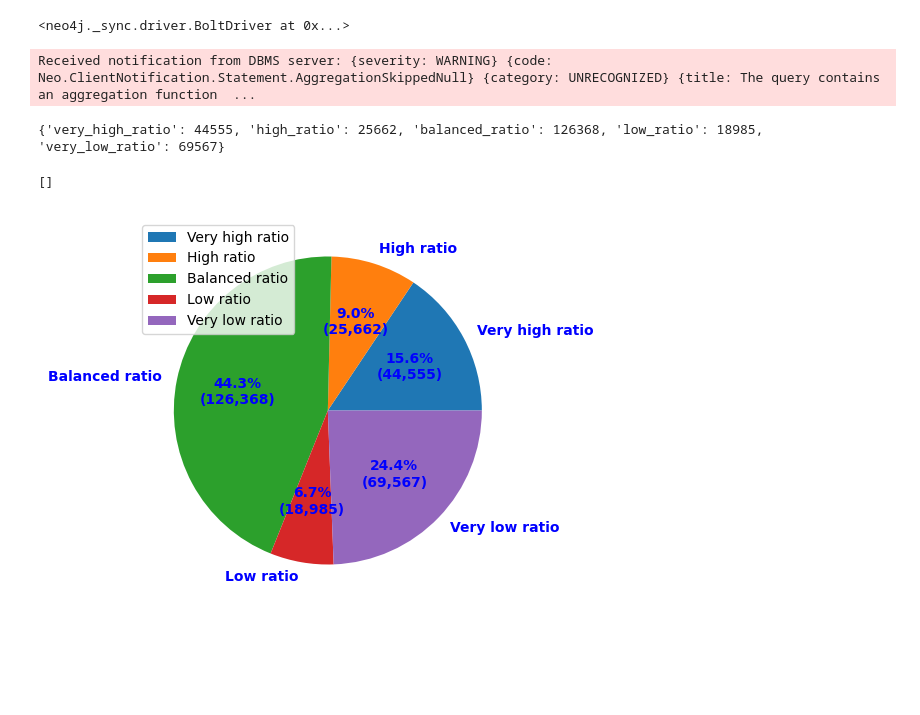
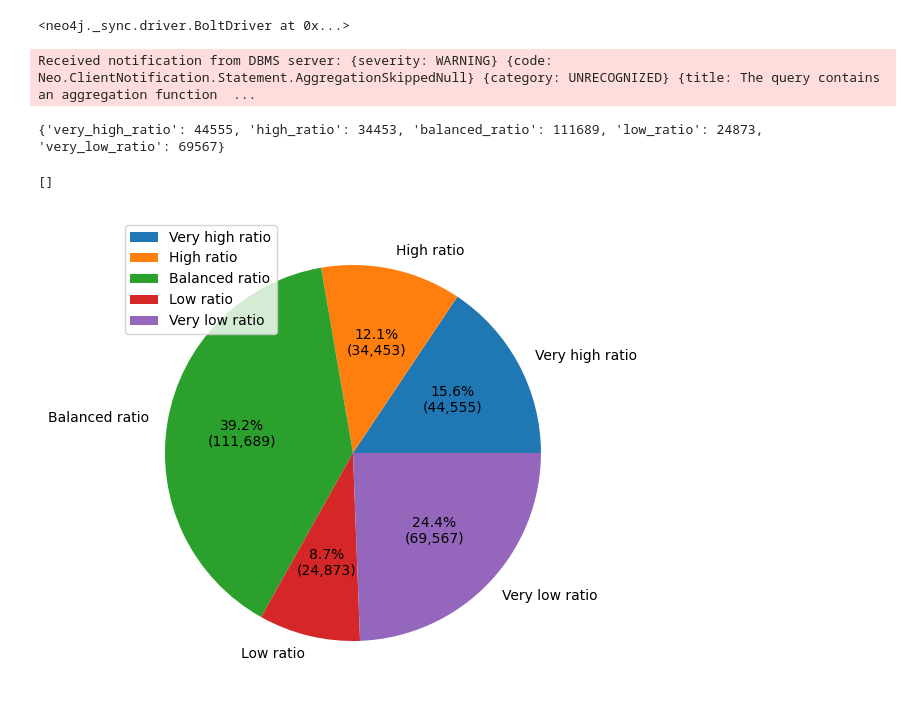
Before and after one commit to aleferu/musicbrainz, a Jupyter notebook: post_data/pop_ratio.ipynb, the cells around one changed output. Cells and saved outputs as stored; diff of their text form; code cells hidden in the pictures; blank space fills up the shorter version.

Commit message:
feat: pop_ratio fixed

```diff
--- a/post_data/pop_ratio.ipynb
+++ b/post_data/pop_ratio.ipynb
@@ -28,39 +28,39 @@ with driver.session() as session:
         WITH COLLECT(pop_ratio) AS pop_ratios
         WITH
             size([ratio IN pop_ratios WHERE ratio >= 1.1]) AS very_high_ratio,
-            size([ratio IN pop_ratios WHERE ratio > 1.03 AND ratio < 1.1]) AS high_ratio,
-            size([ratio IN pop_ratios WHERE ratio >= 0.97 AND ratio <= 1.03]) AS balanced_ratio,
-            size([ratio IN pop_ratios WHERE ratio > 0.9 AND ratio < 0.97]) AS low_ratio,
+            size([ratio IN pop_ratios WHERE ratio > 1.02 AND ratio < 1.1]) AS high_ratio,
+            size([ratio IN pop_ratios WHERE ratio >= 0.98 AND ratio <= 1.02]) AS balanced_ratio,
+            size([ratio IN pop_ratios WHERE ratio > 0.9 AND ratio < 0.98]) AS low_ratio,
             size([ratio IN pop_ratios WHERE ratio <= 0.9]) AS very_low_ratio
         RETURN very_high_ratio, high_ratio, balanced_ratio, low_ratio, very_low_ratio
     """).data()[0]
     print(result)
 # %% [output]
 Received notification from DBMS server: {severity: WARNING} {code: Neo.ClientNotification.Statement.AggregationSkippedNull} {category: UNRECOGNIZED} {title: The query contains an aggregation function  ...
-{'very_high_ratio': 44555, 'high_ratio': 25662, 'balanced_ratio': 126368, 'low_ratio': 18985, 'very_low_ratio': 69567}
+{'very_high_ratio': 44555, 'high_ratio': 34453, 'balanced_ratio': 111689, 'low_ratio': 24873, 'very_low_ratio': 69567}
 # %%
 plt.figure(figsize=(10, 5))
 
 
 def autopct_format(values):
     def my_format(pct):
         total = sum(values)
         val = int(round(pct * total / 100.0))
         return '{:.1f}%\n({v:,d})'.format(pct, v=val)  # Show percentage and count
     return my_format
 
 plt.pie(
     result.values(),
     labels=[k.replace("_", " ").capitalize() for k in result.keys()],
     autopct=autopct_format(result.values()),
-    textprops=dict(color="b", weight="bold")  # TODO: make it white and remove floating labels
 )
 
 plt.legend()
+plt.tight_layout()
 
 plt.plot()
 # %% [output]
 []
-[figure, old version]
+[figure, new version]
 # %%
 driver.close()
```
